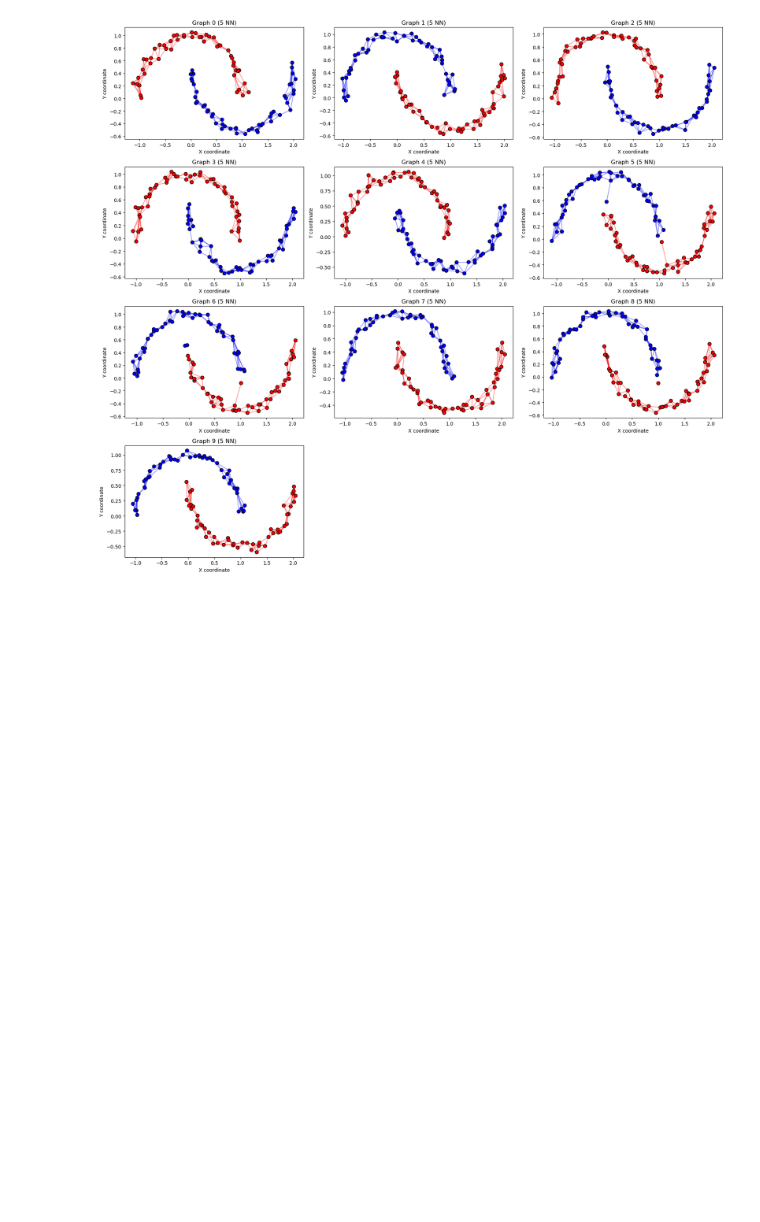
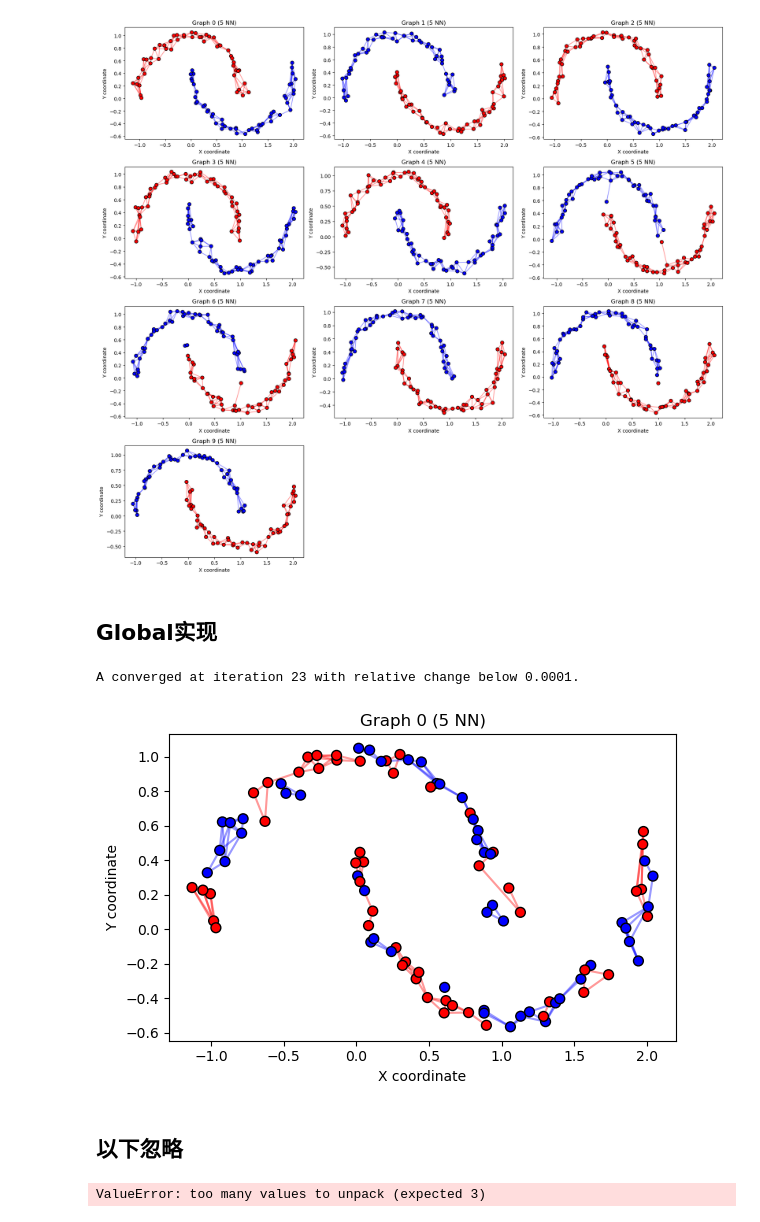
Before and after one commit to Onlycost15yens/COMP7404_group_project, a Jupyter notebook: Longxun/ylxalgo.ipynb, the cells around one changed output. Drawn from its saved outputs; the diff is of its cells as text; code cells hidden in the pictures; blank space fills up the shorter version.

```diff
--- a/Longxun/ylxalgo.ipynb
+++ b/Longxun/ylxalgo.ipynb
@@ -345,3 +232,5 @@ def plot_clusters_multi(X_list, S_list, n_nearest=5):
 plot_clusters_multi(single_view_graph_X, single_view_graph)
 # %% [output]
 [figure]
+# %% [markdown]
+## Global实现
@@ -347,0 +335,74 @@ plot_clusters_multi(single_view_graph_X, single_view_graph)
+# %%
+class_number = 2
+
+global_graph = global_graph_learning([single_view_graph[6],single_view_graph[8]], class_number)
+# %% [output]
+A converged at iteration 23 with relative change below 0.0001.
+# %%
+plot_clusters_multi([single_view_graph_X[0]],[global_graph]) # 6 and 8
+# %% [output]
+[figure, added]
+# %% [markdown]
+## 以下忽略
+# %%
+if __name__ == '__main__':
+    # =============================
+    # Construct example data using the two-moons dataset from make_moons.
+    # For demonstration, use 3 views.
+    # =============================
+    graph_number = 3  # suppose we have 3 views
+    single_view_graph_X = []
+    for i in range(graph_number):
+        # Generate two-moons data with 100 samples; noise varies slightly per view.
+        X, y = make_moons(n_samples=100, noise=0.05 + 0.01 * i, random_state=i+10)
+        single_view_graph_X.append(X)
+
+    # For simplicity, we simulate the single-view graph construction (as done in your original update_S function).
+    # Here we use the original point set to build a single-view graph S.
+    def update_S_from_points(X, beta=1.0):
+        """
+        Given data points X (n x d), construct a single-view graph S
+        based on the Euclidean distances (in the original space).
+        """
+        n = X.shape[0]
+        S = np.zeros((n, n))
+        # Compute squared Euclidean distances between points
+        X_norms = np.sum(X**2, axis=1, keepdims=True)
+        dist_sq = X_norms + X_norms.T - 2 * np.dot(X, X.T)
+        dist_sq = np.maximum(dist_sq, 0)
+        for j in range(n):
+            g_j = dist_sq[:, j]
+            v = -g_j / (2 * beta)
+            s_j = project_simplex(v)
+            S[:, j] = s_j
+        return S
+
+    # Use update_S_from_points to generate each view's single-view graph S.
+    S_list = []
+    beta = 1.0
+    for X in single_view_graph_X:
+        S = update_S_from_points(X, beta=beta)
+        S = (S + S.T) / 2  # ensure symmetry
+        S_list.append(S)
+
+    # Suppose the target number of clusters (for two-moons data there are 2 clusters)
+    class_number = 2
+
+    # Call the global graph learning function
+    gamma = 1.0
+    max_iter = 50
+    A_global, P_global, W = global_graph_learning(S_list, c=class_number, gamma=gamma, max_iter=max_iter)
+
+    # Print result, for example view the first 10 eigenvalues of the global Laplacian matrix.
+    L_global = compute_laplacian(A_global)
+    eigvals_global, _ = eigh(L_global)
+    print("First 10 eigenvalues of the global Laplacian matrix:", eigvals_global[:10])
+
+    # Visualize the global graph (e.g., using a heatmap)
+    plt.figure(figsize=(6, 5))
+    plt.imshow(A_global, cmap='hot', interpolation='nearest')
+    plt.title("Global Graph A")
+    plt.colorbar()
+    plt.show()
+# %% [output]
+ValueError: too many values to unpack (expected 3)
```
Also changed, not shown: parts of 9 cells of this notebook.
